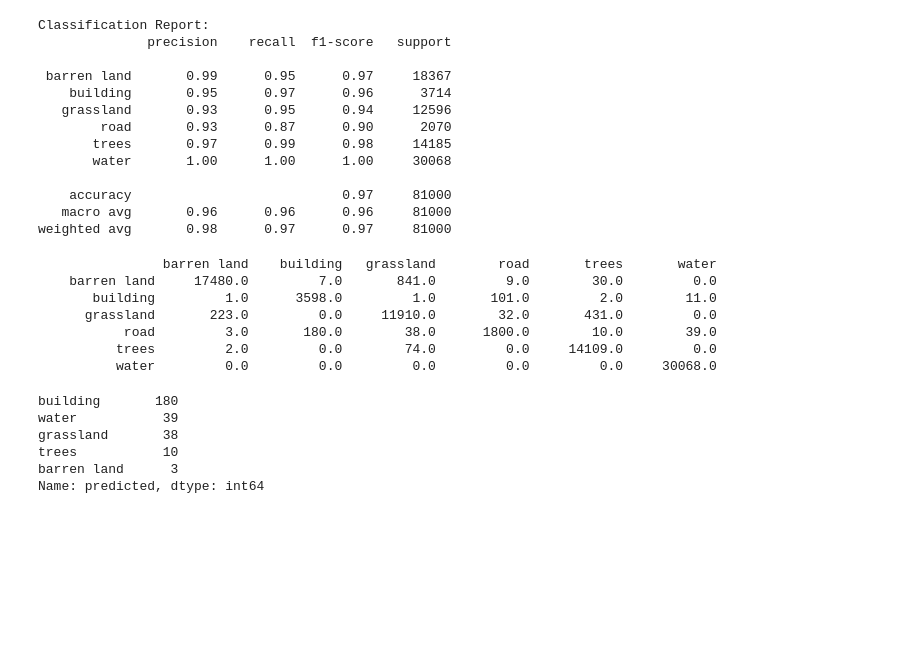
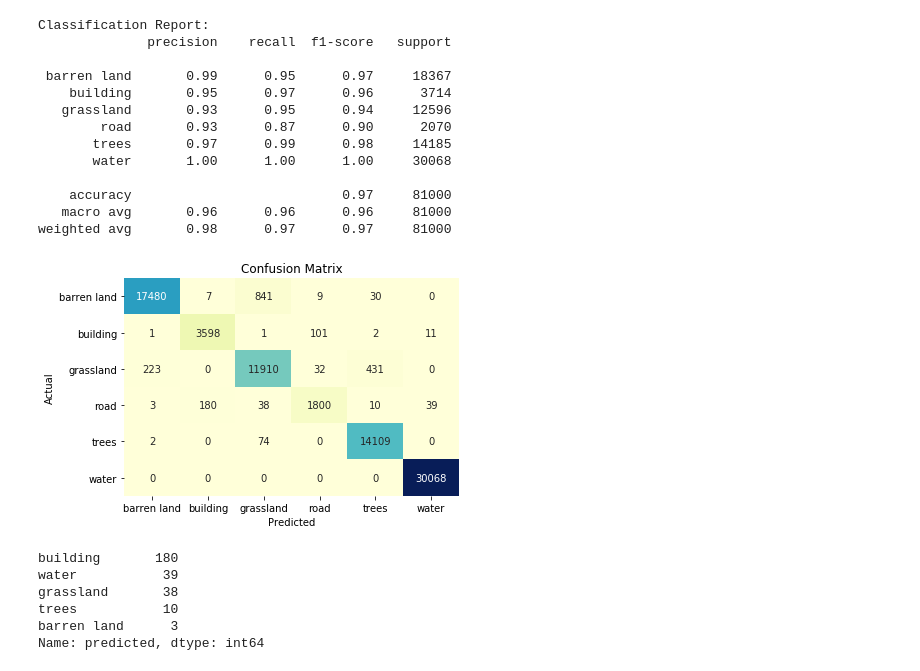
Before and after one commit to LisaATaylor/naip-classify, a Jupyter notebook: SatelliteImageryClassification.ipynb, the cells around one changed output. Drawn from its saved outputs; the diff is of its cells as text; code cells hidden in the pictures; blank space fills up the shorter version.

```diff
--- a/SatelliteImageryClassification.ipynb
+++ b/SatelliteImageryClassification.ipynb
@@ -239,7 +246,7 @@ print(classification_report(testycat,testycat_pred))
 #print('Confusion Matrix:')
 #print(confusion_matrix(testycat,testycat_pred))
 #print('\nNumber of Correct Classifications:')
-#correct=compare_df.loc[~compare_df.mismatch].groupby(['actual','predicted']).count()
+correct=compare_df.loc[~compare_df.mismatch].groupby(['actual','predicted']).count()
 #correct.columns=['Correct']
 #print(correct) #check order of entries in confusion matrix
 # %% [output]
@@ -256,37 +263,15 @@ Classification Report:
     accuracy                           0.97     81000
    macro avg       0.96      0.96      0.96     81000
 weighted avg       0.98      0.97      0.97     81000
-# %%
-#confusion matrix pretty print copied from https://gist.github.com/zachguo/10296432
-def print_cm(cm, labels, hide_zeroes=False, hide_diagonal=False, hide_threshold=None):
-    """pretty print for confusion matrixes"""
-    columnwidth = max([len(x) for x in labels] + [5])  # 5 is value length
-    empty_cell = " " * columnwidth
-    # Print header
-    print("    " + empty_cell, end=" ")
-    for label in labels:
-        print("%{0}s".format(columnwidth) % label, end=" ")
-    print()
-    # Print rows
-    for i, label1 in enumerate(labels):
-        print("    %{0}s".format(columnwidth) % label1, end=" ")
-        for j in range(len(labels)):
-            cell = "%{0}.1f".format(columnwidth) % cm[i, j]
-            if hide_zeroes:
-                cell = cell if float(cm[i, j]) != 0 else empty_cell
-            if hide_diagonal:
-                cell = cell if i != j else empty_cell
-            if hide_threshold:
-                cell = cell if cm[i, j] > hide_threshold else empty_cell
-            print(cell, end=" ")
-        print()
-print_cm(confusion_matrix(testycat,testycat_pred),labels=correct.index.get_level_values(0).values)
-# %% [output]
-                barren land    building   grassland        road       trees       water
-    barren land     17480.0         7.0       841.0         9.0        30.0         0.0
-       building         1.0      3598.0         1.0       101.0         2.0        11.0
-      grassland       223.0         0.0     11910.0        32.0       431.0         0.0
-           road         3.0       180.0        38.0      1800.0        10.0        39.0
-          trees         2.0         0.0        74.0         0.0     14109.0         0.0
-          water         0.0         0.0         0.0         0.0         0.0     30068.0
+# %%
+#plot confusion matrix as heatmap
+import seaborn as sns
+cm=confusion_matrix(testycat,testycat_pred)
+labels=correct.index.get_level_values(0).values
+ax=sns.heatmap(cm,xticklabels=labels,yticklabels=labels,annot=True,fmt='d',cmap="YlGnBu",cbar=False)
+ax.set_title('Confusion Matrix')
+ax.set_ylabel('Actual')
+ax.set_xlabel('Predicted');
+# %% [output]
+[figure, added]
 # %%
```
Also changed, not shown: parts of 9 cells of this notebook.
